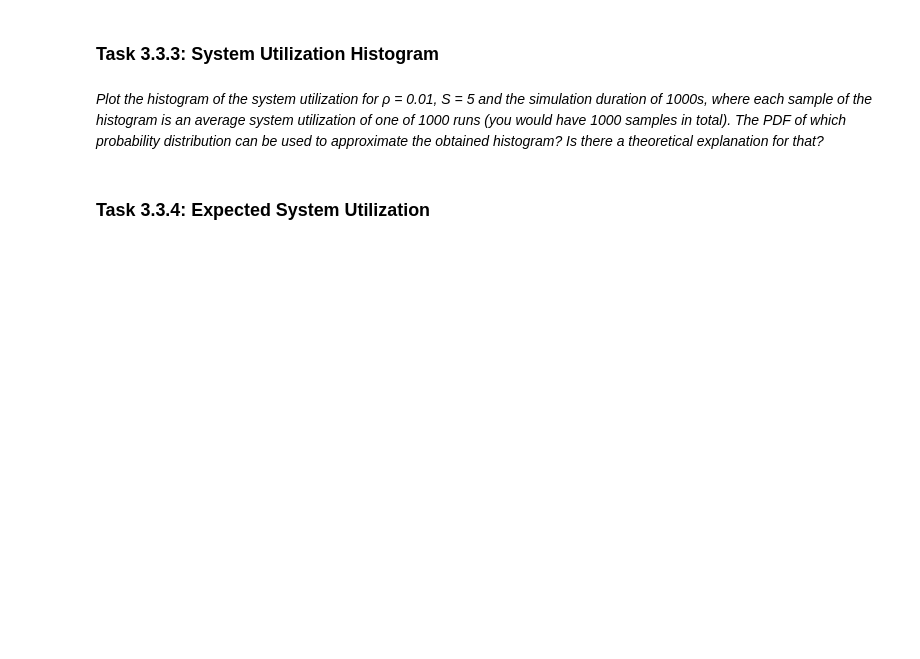
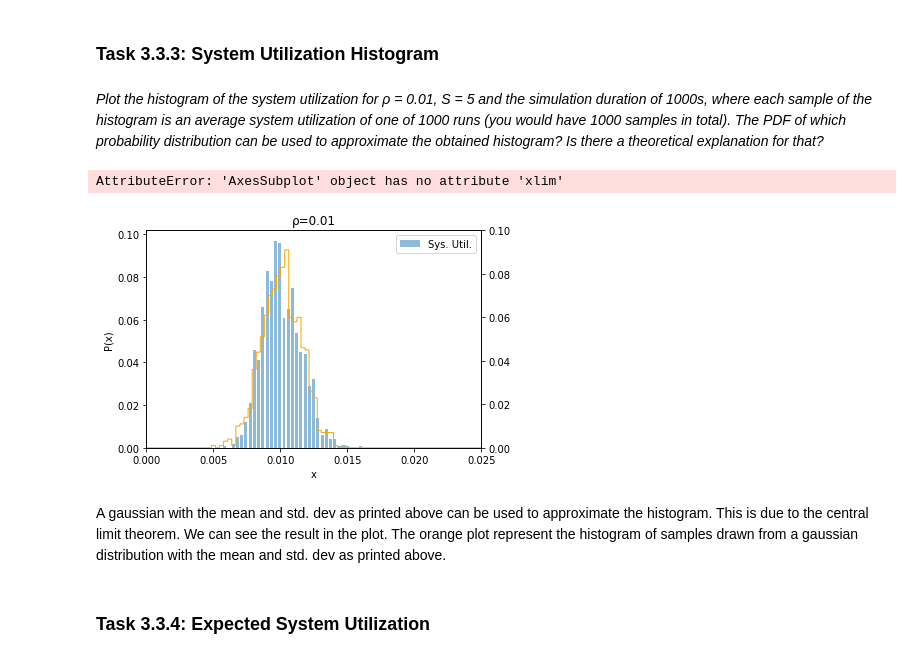
Before and after one commit to davideandres95/DES, a Jupyter notebook: DES_part3_3755457.ipynb, the cells around one changed output. Drawn from its saved outputs; the diff is of its cells as text; code cells hidden in the pictures; blank space fills up the shorter version.

```diff
--- a/DES_part3_3755457.ipynb
+++ b/DES_part3_3755457.ipynb
@@ -29,6 +64,13 @@ import part3_simstudy as p3
 ### Task 3.3.3: System Utilization Histogram
 # %% [markdown]
 *Plot the histogram of the system utilization for ρ = 0.01, S = 5 and the simulation duration of 1000s, where each sample of the histogram is an average system utilization of one of 1000 runs (you would have 1000 samples in total). The PDF of which probability distribution can be used to approximate the obtained histogram? Is there a theoretical explanation for that?*
+# %%
+p3.task_3_3_3()
+# %% [output]
+AttributeError: 'AxesSubplot' object has no attribute 'xlim'
+[figure, added]
+# %% [markdown]
+A gaussian with the mean and std. dev as printed above can be used to approximate the histogram. This is due to the central limit theorem. We can see the result in the plot. The orange plot represent the histogram of samples drawn from a gaussian distribution with the mean and std. dev as printed above.
 # %% [markdown]
 ### Task 3.3.4: Expected System Utilization
 # %% [markdown]
```
Also changed, not shown: parts of 8 cells of this notebook, 2 other files.
